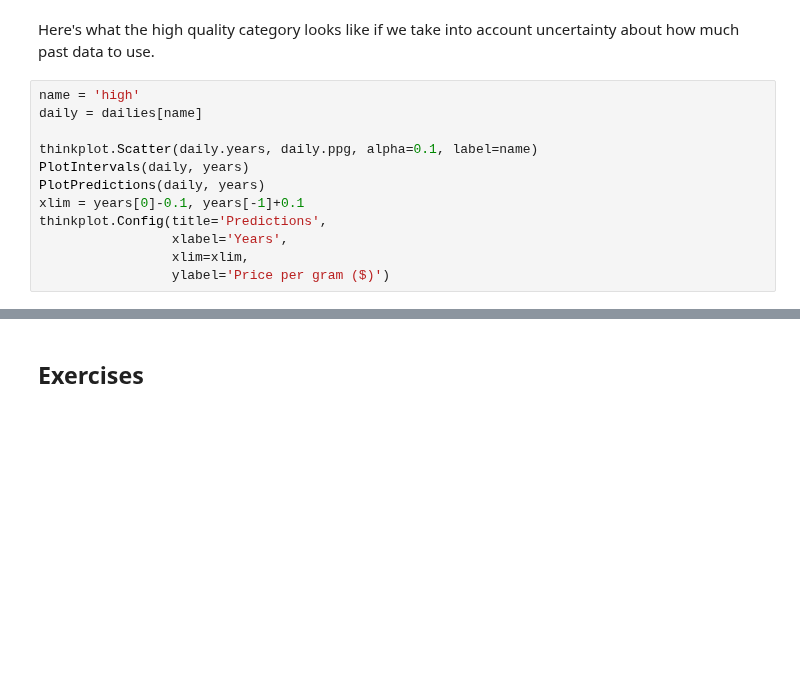
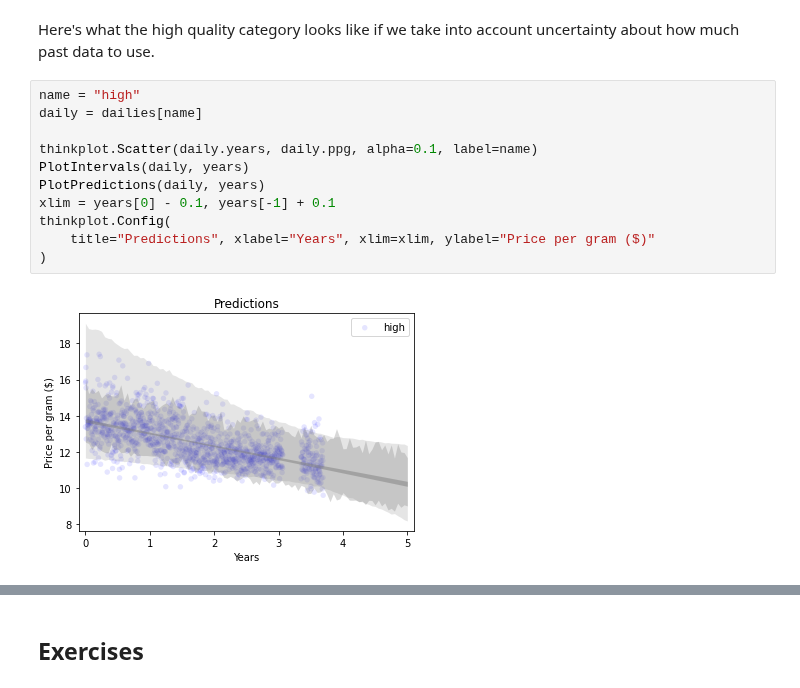
Before and after one commit to AllenDowney/ThinkStats2, a Jupyter notebook: solutions/chap12soln.ipynb, the cells around one changed output, grey strips where cells are left out. Saved outputs shown, nothing was run; the diff lists cells and outputs as text; blank space fills up the shorter version.

```diff
--- a/solutions/chap12soln.ipynb
+++ b/solutions/chap12soln.ipynb
@@ -680,14 +718,15 @@ def PlotIntervals(daily, years, iters=101, percent=90, func=RunLinearModel):
 # %% [markdown]
 Here's what the high quality category looks like if we take into account uncertainty about how much past data to use.
 # %%
-name = 'high'
+name = "high"
 daily = dailies[name]
 
 thinkplot.Scatter(daily.years, daily.ppg, alpha=0.1, label=name)
 PlotIntervals(daily, years)
 PlotPredictions(daily, years)
-xlim = years[0]-0.1, years[-1]+0.1
-thinkplot.Config(title='Predictions',
-                 xlabel='Years',
-                 xlim=xlim,
-                 ylabel='Price per gram ($)')
+xlim = years[0] - 0.1, years[-1] + 0.1
+thinkplot.Config(
+    title="Predictions", xlabel="Years", xlim=xlim, ylabel="Price per gram ($)"
+)
+# %% [output]
+[figure, added]
```
Also changed, not shown: parts of 52 cells of this notebook, 1 other file.
